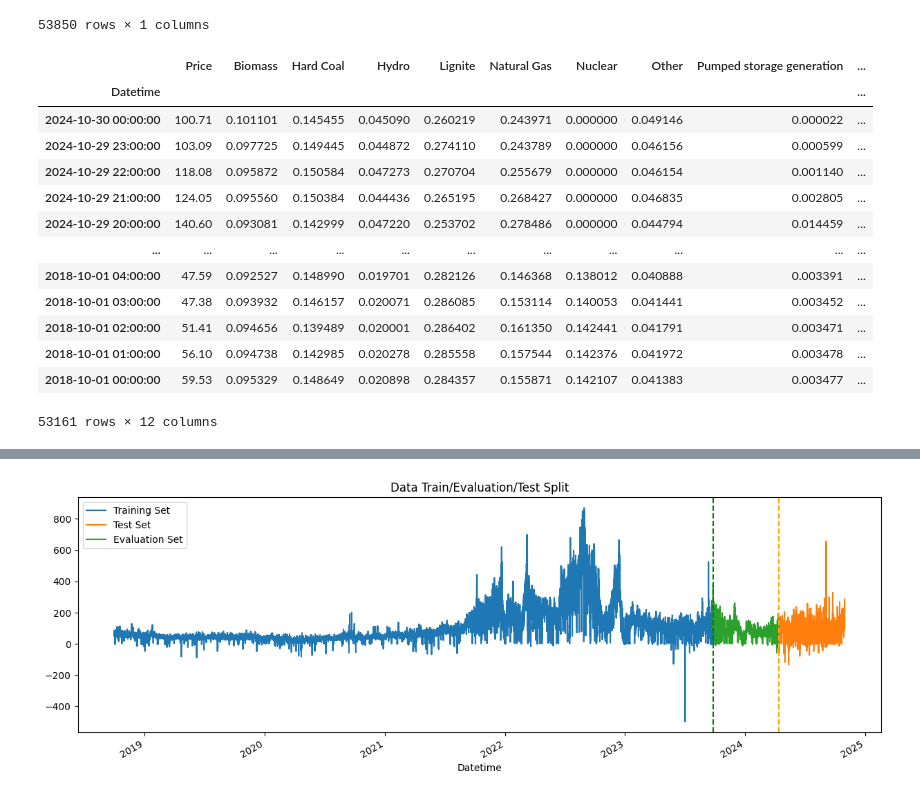
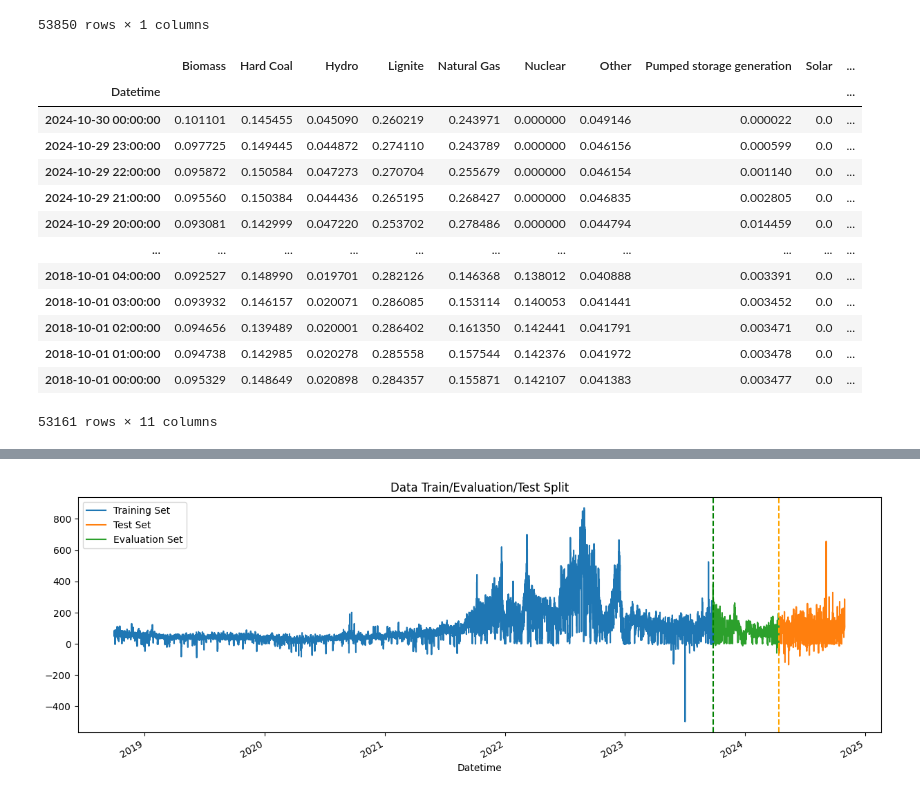
Before and after one commit to YukaNakamoto/LSDI-Project-, a Jupyter notebook: models/XGBoost/benchmark_emix_combined.ipynb, the cells around one changed output, grey strips where cells are left out. Saved outputs shown, nothing was run; the diff lists cells and outputs as text; code cells hidden in the pictures.

```diff
--- a/models/XGBoost/benchmark_emix_combined.ipynb
+++ b/models/XGBoost/benchmark_emix_combined.ipynb
@@ -33,27 +33,27 @@ df
 # %%
 mix_df = pd.read_csv('../../data/hourly_market_mix_cleaned.csv', delimiter=",")[::-1]
 mix_df.set_index("Timestamp", inplace=True)
 mix_df.index = pd.to_datetime(mix_df.index)
 mix_df.rename_axis("Datetime", inplace=True)
 mix_df = mix_df.loc[:, mix_df.max() >= 0.01]
+mix_df
+# %% [output]
+|  | Biomass | Hard Coal | Hydro | Lignite | Natural Gas | Nuclear | Other | Pumped storage generation | Solar | ... |
+| Datetime |  |  |  |  |  |  |  |  |  | ... |
+| 2024-10-30 00:00:00 | 0.101101 | 0.145455 | 0.045090 | 0.260219 | 0.243971 | 0.000000 | 0.049146 | 0.000022 | 0.0 | ... |
+| 2024-10-29 23:00:00 | 0.097725 | 0.149445 | 0.044872 | 0.274110 | 0.243789 | 0.000000 | 0.046156 | 0.000599 | 0.0 | ... |
+| 2024-10-29 22:00:00 | 0.095872 | 0.150584 | 0.047273 | 0.270704 | 0.255679 | 0.000000 | 0.046154 | 0.001140 | 0.0 | ... |
+| 2024-10-29 21:00:00 | 0.095560 | 0.150384 | 0.044436 | 0.265195 | 0.268427 | 0.000000 | 0.046835 | 0.002805 | 0.0 | ... |
+| 2024-10-29 20:00:00 | 0.093081 | 0.142999 | 0.047220 | 0.253702 | 0.278486 | 0.000000 | 0.044794 | 0.014459 | 0.0 | ... |
+| ... | ... | ... | ... | ... | ... | ... | ... | ... | ... | ... |
+| 2018-10-01 04:00:00 | 0.092527 | 0.148990 | 0.019701 | 0.282126 | 0.146368 | 0.138012 | 0.040888 | 0.003391 | 0.0 | ... |
+| 2018-10-01 03:00:00 | 0.093932 | 0.146157 | 0.020071 | 0.286085 | 0.153114 | 0.140053 | 0.041441 | 0.003452 | 0.0 | ... |
+| 2018-10-01 02:00:00 | 0.094656 | 0.139489 | 0.020001 | 0.286402 | 0.161350 | 0.142441 | 0.041791 | 0.003471 | 0.0 | ... |
+| 2018-10-01 01:00:00 | 0.094738 | 0.142985 | 0.020278 | 0.285558 | 0.157544 | 0.142376 | 0.041972 | 0.003478 | 0.0 | ... |
+| 2018-10-01 00:00:00 | 0.095329 | 0.148649 | 0.020898 | 0.284357 | 0.155871 | 0.142107 | 0.041383 | 0.003477 | 0.0 | ... |
+53161 rows × 11 columns
 # %%
 merged_df = df.merge(mix_df, how='inner', left_index=True, right_index=True)
-merged_df
-# %% [output]
-|  | Price | Biomass | Hard Coal | Hydro | Lignite | Natural Gas | Nuclear | Other | Pumped storage generation | ... |
-| Datetime |  |  |  |  |  |  |  |  |  | ... |
-| 2024-10-30 00:00:00 | 100.71 | 0.101101 | 0.145455 | 0.045090 | 0.260219 | 0.243971 | 0.000000 | 0.049146 | 0.000022 | ... |
-| 2024-10-29 23:00:00 | 103.09 | 0.097725 | 0.149445 | 0.044872 | 0.274110 | 0.243789 | 0.000000 | 0.046156 | 0.000599 | ... |
-| 2024-10-29 22:00:00 | 118.08 | 0.095872 | 0.150584 | 0.047273 | 0.270704 | 0.255679 | 0.000000 | 0.046154 | 0.001140 | ... |
-| 2024-10-29 21:00:00 | 124.05 | 0.095560 | 0.150384 | 0.044436 | 0.265195 | 0.268427 | 0.000000 | 0.046835 | 0.002805 | ... |
-| 2024-10-29 20:00:00 | 140.60 | 0.093081 | 0.142999 | 0.047220 | 0.253702 | 0.278486 | 0.000000 | 0.044794 | 0.014459 | ... |
-| ... | ... | ... | ... | ... | ... | ... | ... | ... | ... | ... |
-| 2018-10-01 04:00:00 | 47.59 | 0.092527 | 0.148990 | 0.019701 | 0.282126 | 0.146368 | 0.138012 | 0.040888 | 0.003391 | ... |
-| 2018-10-01 03:00:00 | 47.38 | 0.093932 | 0.146157 | 0.020071 | 0.286085 | 0.153114 | 0.140053 | 0.041441 | 0.003452 | ... |
-| 2018-10-01 02:00:00 | 51.41 | 0.094656 | 0.139489 | 0.020001 | 0.286402 | 0.161350 | 0.142441 | 0.041791 | 0.003471 | ... |
-| 2018-10-01 01:00:00 | 56.10 | 0.094738 | 0.142985 | 0.020278 | 0.285558 | 0.157544 | 0.142376 | 0.041972 | 0.003478 | ... |
-| 2018-10-01 00:00:00 | 59.53 | 0.095329 | 0.148649 | 0.020898 | 0.284357 | 0.155871 | 0.142107 | 0.041383 | 0.003477 | ... |
-53161 rows × 12 columns
 # %%
 TEST_SIZE = 0.18
 
```
Also changed, not shown: parts of 9 cells of this notebook, 14 other files.
